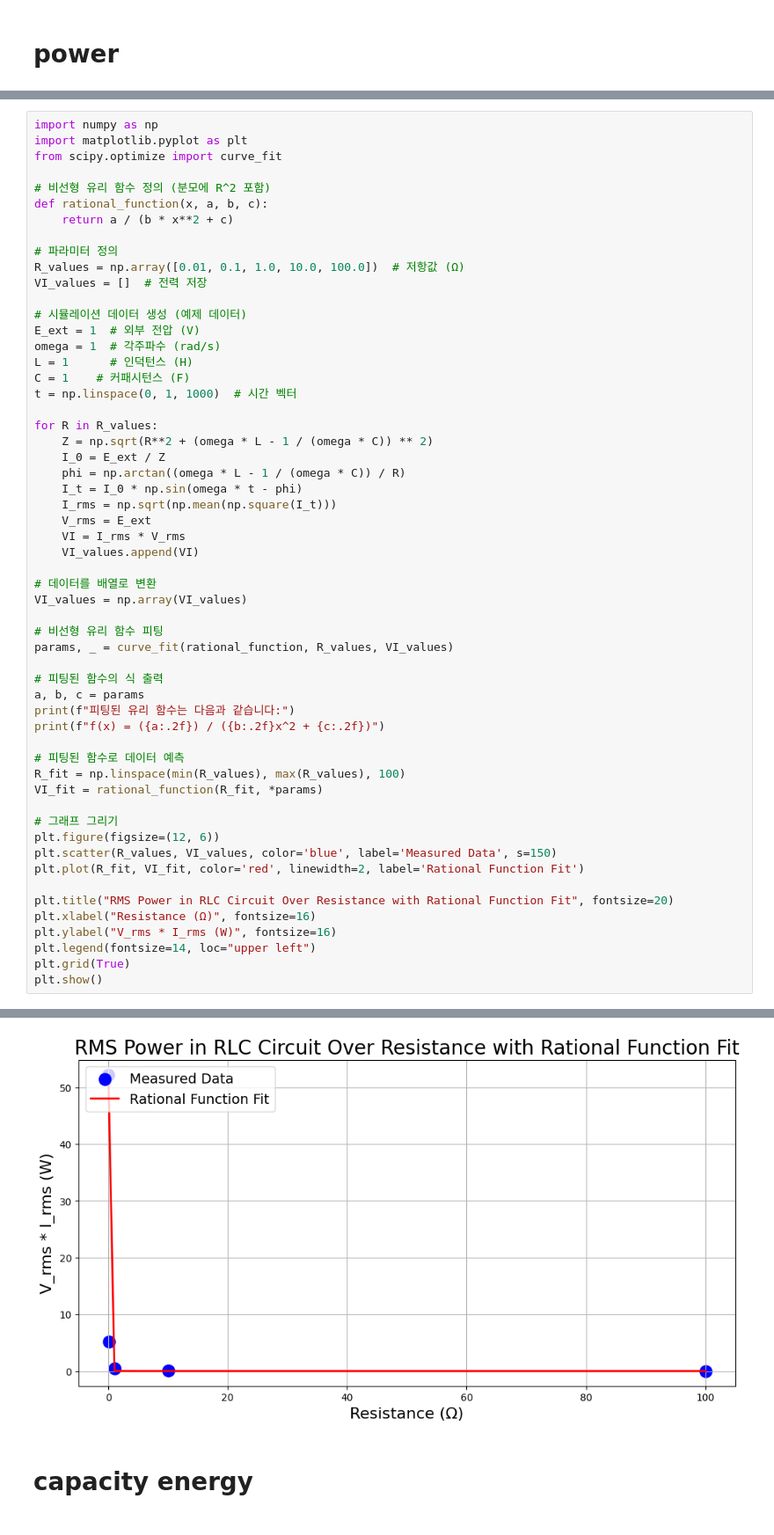
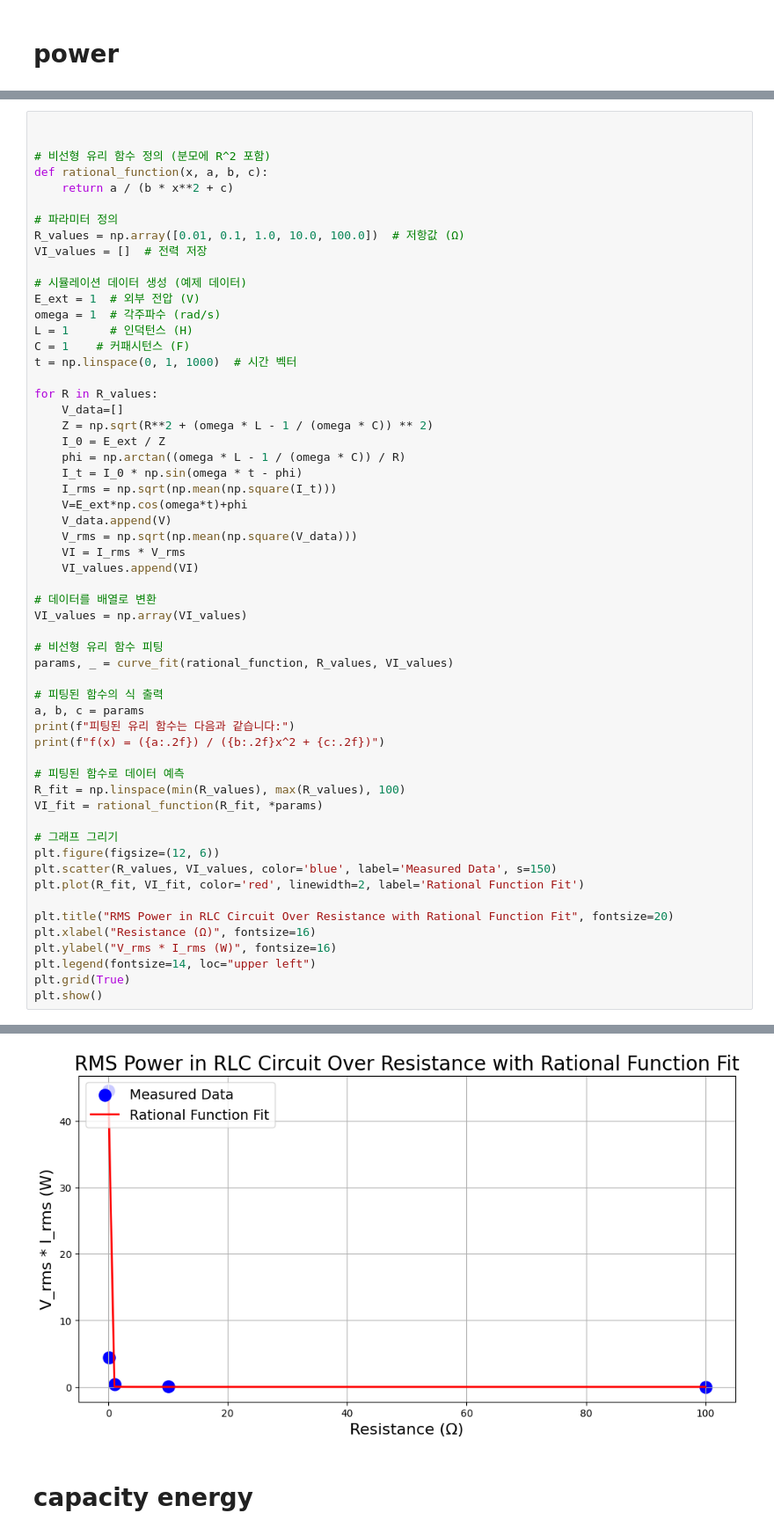
Before and after one commit to daehyeok48/physicsproj, a Jupyter notebook: simulation.ipynb, the cells around one changed output, grey strips where cells are left out. Shown at 88% size. Saved outputs shown, nothing was run; the diff lists cells and outputs as text.

```diff
--- a/simulation.ipynb
+++ b/simulation.ipynb
@@ -855,9 +856,7 @@ plt.show()
 # %% [output]
 [figure]
 # %%
-import numpy as np
-import matplotlib.pyplot as plt
-from scipy.optimize import curve_fit
+
 
 # 비선형 유리 함수 정의 (분모에 R^2 포함)
 def rational_function(x, a, b, c):
@@ -875,12 +874,15 @@ C = 1    # 커패시턴스 (F)
 t = np.linspace(0, 1, 1000)  # 시간 벡터
 
 for R in R_values:
+    V_data=[]
     Z = np.sqrt(R**2 + (omega * L - 1 / (omega * C)) ** 2)
     I_0 = E_ext / Z
     phi = np.arctan((omega * L - 1 / (omega * C)) / R)
     I_t = I_0 * np.sin(omega * t - phi)
     I_rms = np.sqrt(np.mean(np.square(I_t)))
-    V_rms = E_ext
+    V=E_ext*np.cos(omega*t)+phi
+    V_data.append(V)
+    V_rms = np.sqrt(np.mean(np.square(V_data)))
     VI = I_rms * V_rms
     VI_values.append(VI)
 
@@ -916,4 +918,4 @@ f(x) = (48.15) / (837.06x^2 + 0.84)
-[figure, old version]
+[figure, new version]
 # %% [markdown]
 # capacity energy
 # %%
```
Also changed, not shown: parts of 2 cells of this notebook.
